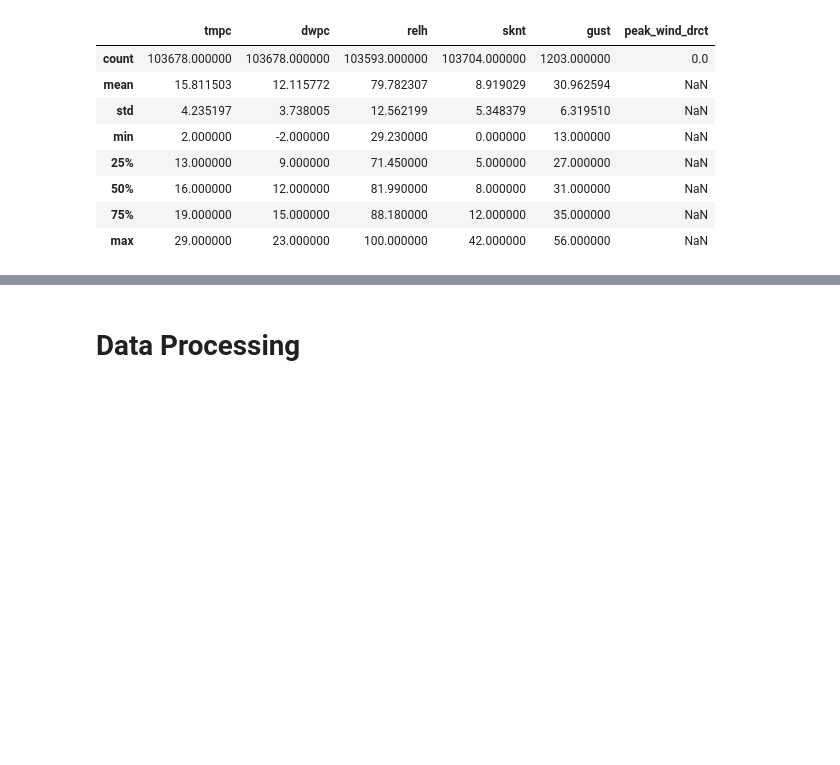
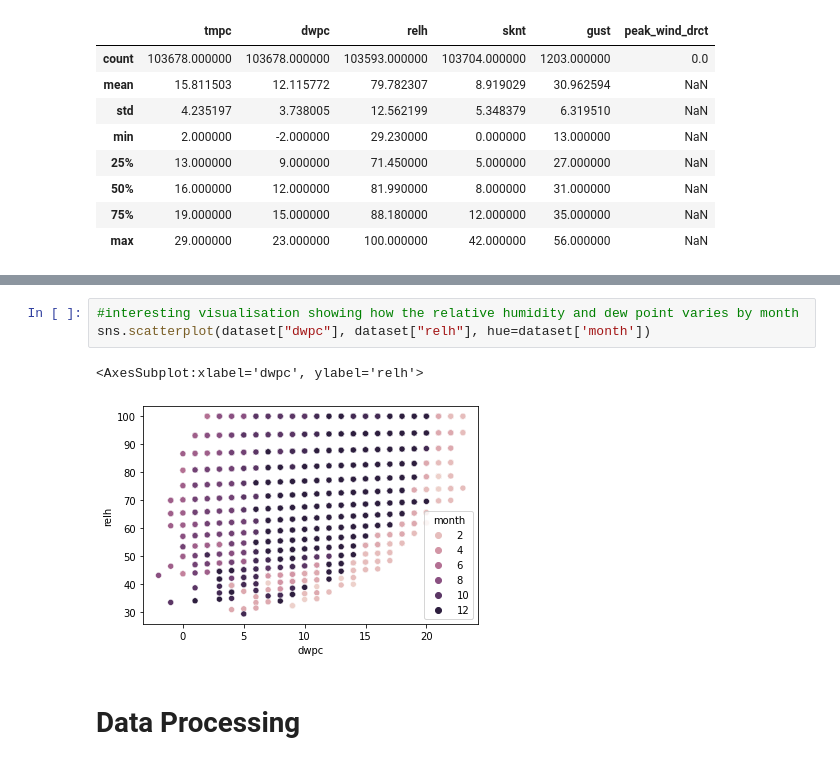
Before and after one commit to Tokachung/Phase2DataScience, a Jupyter notebook: submission.ipynb, the cells around one changed output, grey strips where cells are left out. Cells and saved outputs as stored; diff of their text form; blank space fills up the shorter version.

```diff
--- a/submission.ipynb
+++ b/submission.ipynb
@@ -117,3 +146,9 @@ fig.show()
+# %%
+#interesting visualisation showing how the relative humidity and dew point varies by month
+sns.scatterplot(dataset["dwpc"], dataset["relh"], hue=dataset['month'])
+# %% [output]
+<AxesSubplot:xlabel='dwpc', ylabel='relh'>
+[figure, added]
 # %% [markdown]
 # Data Processing
 # %%
```
Also changed, not shown: parts of 23 cells of this notebook.
